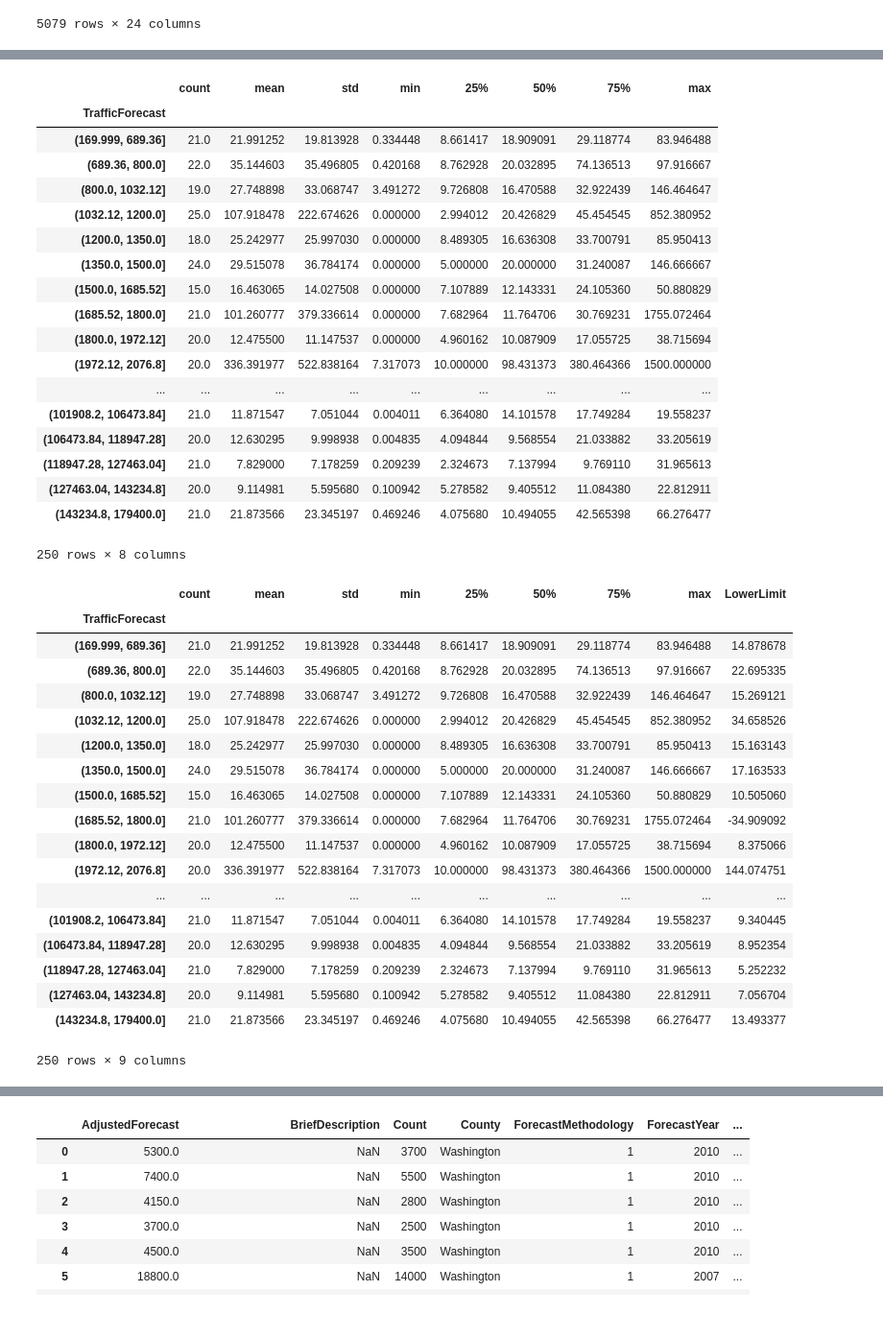
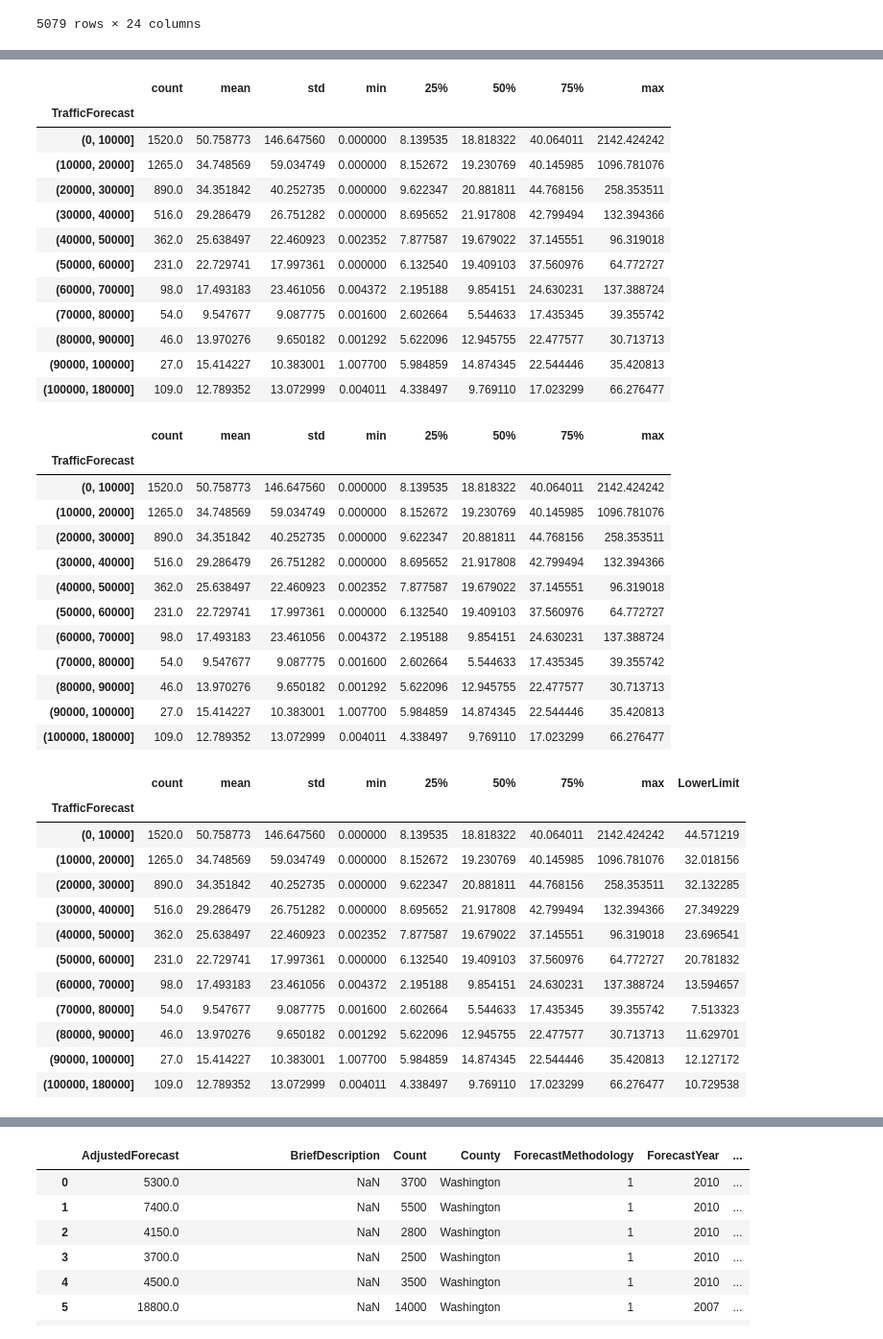
Before and after one commit to jawadmhoque/accuracy-assessment, a Jupyter notebook: Results.ipynb, the cells around one changed output, grey strips where cells are left out. Shown at 96% size. Drawn from its saved outputs; the diff is of its cells as text; code cells hidden in the pictures.

Commit message:
Working with New Flatdata

```diff
--- a/Results.ipynb
+++ b/Results.ipynb
@@ -102,27 +80,38 @@ flatdata_adjusted.groupby(pd.qcut(flatdata_adjusted['TrafficForecast'], 250)).Ab
+# %%
+bins=[0,10000,20000,30000,40000,50000,60000,70000,80000,90000,100000,180000]
+flatdata_adjusted.groupby(pd.cut(flatdata_adjusted['TrafficForecast'], bins)).AbsPE.describe()
+# %% [output]
+|  | count | mean | std | min | 25% | 50% | 75% | max |
+| TrafficForecast |  |  |  |  |  |  |  |  |
+| (0, 10000] | 1520.0 | 50.758773 | 146.647560 | 0.000000 | 8.139535 | 18.818322 | 40.064011 | 2142.424242 |
+| (10000, 20000] | 1265.0 | 34.748569 | 59.034749 | 0.000000 | 8.152672 | 19.230769 | 40.145985 | 1096.781076 |
+| (20000, 30000] | 890.0 | 34.351842 | 40.252735 | 0.000000 | 9.622347 | 20.881811 | 44.768156 | 258.353511 |
+| (30000, 40000] | 516.0 | 29.286479 | 26.751282 | 0.000000 | 8.695652 | 21.917808 | 42.799494 | 132.394366 |
+| (40000, 50000] | 362.0 | 25.638497 | 22.460923 | 0.002352 | 7.877587 | 19.679022 | 37.145551 | 96.319018 |
+| (50000, 60000] | 231.0 | 22.729741 | 17.997361 | 0.000000 | 6.132540 | 19.409103 | 37.560976 | 64.772727 |
+| (60000, 70000] | 98.0 | 17.493183 | 23.461056 | 0.004372 | 2.195188 | 9.854151 | 24.630231 | 137.388724 |
+| (70000, 80000] | 54.0 | 9.547677 | 9.087775 | 0.001600 | 2.602664 | 5.544633 | 17.435345 | 39.355742 |
+| (80000, 90000] | 46.0 | 13.970276 | 9.650182 | 0.001292 | 5.622096 | 12.945755 | 22.477577 | 30.713713 |
+| (90000, 100000] | 27.0 | 15.414227 | 10.383001 | 1.007700 | 5.984859 | 14.874345 | 22.544446 | 35.420813 |
+| (100000, 180000] | 109.0 | 12.789352 | 13.072999 | 0.004011 | 4.338497 | 9.769110 | 17.023299 | 66.276477 |
 # %%
-flatdata_grouped=flatdata_adjusted.groupby(pd.qcut(flatdata_adjusted['TrafficForecast'], 250)).AbsPE.describe()
+flatdata_grouped=flatdata_adjusted.groupby(pd.cut(flatdata_adjusted['TrafficForecast'], bins)).AbsPE.describe()
 #grouped statistics of the Absolute Percent Error
 flatdata_grouped
 # %% [output]
 |  | count | mean | std | min | 25% | 50% | 75% | max |
 | TrafficForecast |  |  |  |  |  |  |  |  |
-| (169.999, 689.36] | 21.0 | 21.991252 | 19.813928 | 0.334448 | 8.661417 | 18.909091 | 29.118774 | 83.946488 |
-| (689.36, 800.0] | 22.0 | 35.144603 | 35.496805 | 0.420168 | 8.762928 | 20.032895 | 74.136513 | 97.916667 |
-| (800.0, 1032.12] | 19.0 | 27.748898 | 33.068747 | 3.491272 | 9.726808 | 16.470588 | 32.922439 | 146.464647 |
-| (1032.12, 1200.0] | 25.0 | 107.918478 | 222.674626 | 0.000000 | 2.994012 | 20.426829 | 45.454545 | 852.380952 |
-| (1200.0, 1350.0] | 18.0 | 25.242977 | 25.997030 | 0.000000 | 8.489305 | 16.636308 | 33.700791 | 85.950413 |
-| (1350.0, 1500.0] | 24.0 | 29.515078 | 36.784174 | 0.000000 | 5.000000 | 20.000000 | 31.240087 | 146.666667 |
-| (1500.0, 1685.52] | 15.0 | 16.463065 | 14.027508 | 0.000000 | 7.107889 | 12.143331 | 24.105360 | 50.880829 |
-| (1685.52, 1800.0] | 21.0 | 101.260777 | 379.336614 | 0.000000 | 7.682964 | 11.764706 | 30.769231 | 1755.072464 |
-| (1800.0, 1972.12] | 20.0 | 12.475500 | 11.147537 | 0.000000 | 4.960162 | 10.087909 | 17.055725 | 38.715694 |
-| (1972.12, 2076.8] | 20.0 | 336.391977 | 522.838164 | 7.317073 | 10.000000 | 98.431373 | 380.464366 | 1500.000000 |
-| ... | ... | ... | ... | ... | ... | ... | ... | ... |
-| (101908.2, 106473.84] | 21.0 | 11.871547 | 7.051044 | 0.004011 | 6.364080 | 14.101578 | 17.749284 | 19.558237 |
-| (106473.84, 118947.28] | 20.0 | 12.630295 | 9.998938 | 0.004835 | 4.094844 | 9.568554 | 21.033882 | 33.205619 |
-| (118947.28, 127463.04] | 21.0 | 7.829000 | 7.178259 | 0.209239 | 2.324673 | 7.137994 | 9.769110 | 31.965613 |
-| (127463.04, 143234.8] | 20.0 | 9.114981 | 5.595680 | 0.100942 | 5.278582 | 9.405512 | 11.084380 | 22.812911 |
-| (143234.8, 179400.0] | 21.0 | 21.873566 | 23.345197 | 0.469246 | 4.075680 | 10.494055 | 42.565398 | 66.276477 |
+| (0, 10000] | 1520.0 | 50.758773 | 146.647560 | 0.000000 | 8.139535 | 18.818322 | 40.064011 | 2142.424242 |
+| (10000, 20000] | 1265.0 | 34.748569 | 59.034749 | 0.000000 | 8.152672 | 19.230769 | 40.145985 | 1096.781076 |
+| (20000, 30000] | 890.0 | 34.351842 | 40.252735 | 0.000000 | 9.622347 | 20.881811 | 44.768156 | 258.353511 |
+| (30000, 40000] | 516.0 | 29.286479 | 26.751282 | 0.000000 | 8.695652 | 21.917808 | 42.799494 | 132.394366 |
+| (40000, 50000] | 362.0 | 25.638497 | 22.460923 | 0.002352 | 7.877587 | 19.679022 | 37.145551 | 96.319018 |
+| (50000, 60000] | 231.0 | 22.729741 | 17.997361 | 0.000000 | 6.132540 | 19.409103 | 37.560976 | 64.772727 |
+| (60000, 70000] | 98.0 | 17.493183 | 23.461056 | 0.004372 | 2.195188 | 9.854151 | 24.630231 | 137.388724 |
+| (70000, 80000] | 54.0 | 9.547677 | 9.087775 | 0.001600 | 2.602664 | 5.544633 | 17.435345 | 39.355742 |
+| (80000, 90000] | 46.0 | 13.970276 | 9.650182 | 0.001292 | 5.622096 | 12.945755 | 22.477577 | 30.713713 |
+| (90000, 100000] | 27.0 | 15.414227 | 10.383001 | 1.007700 | 5.984859 | 14.874345 | 22.544446 | 35.420813 |
+| (100000, 180000] | 109.0 | 12.789352 | 13.072999 | 0.004011 | 4.338497 | 9.769110 | 17.023299 | 66.276477 |
-250 rows × 8 columns
 # %%
 #grouped_2
 # %%
@@ -134,23 +123,17 @@ flatdata_grouped
 # %% [output]
 |  | count | mean | std | min | 25% | 50% | 75% | max | LowerLimit |
 | TrafficForecast |  |  |  |  |  |  |  |  |  |
-| (169.999, 689.36] | 21.0 | 21.991252 | 19.813928 | 0.334448 | 8.661417 | 18.909091 | 29.118774 | 83.946488 | 14.878678 |
-| (689.36, 800.0] | 22.0 | 35.144603 | 35.496805 | 0.420168 | 8.762928 | 20.032895 | 74.136513 | 97.916667 | 22.695335 |
-| (800.0, 1032.12] | 19.0 | 27.748898 | 33.068747 | 3.491272 | 9.726808 | 16.470588 | 32.922439 | 146.464647 | 15.269121 |
-| (1032.12, 1200.0] | 25.0 | 107.918478 | 222.674626 | 0.000000 | 2.994012 | 20.426829 | 45.454545 | 852.380952 | 34.658526 |
-| (1200.0, 1350.0] | 18.0 | 25.242977 | 25.997030 | 0.000000 | 8.489305 | 16.636308 | 33.700791 | 85.950413 | 15.163143 |
-| (1350.0, 1500.0] | 24.0 | 29.515078 | 36.784174 | 0.000000 | 5.000000 | 20.000000 | 31.240087 | 146.666667 | 17.163533 |
-| (1500.0, 1685.52] | 15.0 | 16.463065 | 14.027508 | 0.000000 | 7.107889 | 12.143331 | 24.105360 | 50.880829 | 10.505060 |
-| (1685.52, 1800.0] | 21.0 | 101.260777 | 379.336614 | 0.000000 | 7.682964 | 11.764706 | 30.769231 | 1755.072464 | -34.909092 |
-| (1800.0, 1972.12] | 20.0 | 12.475500 | 11.147537 | 0.000000 | 4.960162 | 10.087909 | 17.055725 | 38.715694 | 8.375066 |
-| (1972.12, 2076.8] | 20.0 | 336.391977 | 522.838164 | 7.317073 | 10.000000 | 98.431373 | 380.464366 | 1500.000000 | 144.074751 |
-| ... | ... | ... | ... | ... | ... | ... | ... | ... | ... |
-| (101908.2, 106473.84] | 21.0 | 11.871547 | 7.051044 | 0.004011 | 6.364080 | 14.101578 | 17.749284 | 19.558237 | 9.340445 |
-| (106473.84, 118947.28] | 20.0 | 12.630295 | 9.998938 | 0.004835 | 4.094844 | 9.568554 | 21.033882 | 33.205619 | 8.952354 |
-| (118947.28, 127463.04] | 21.0 | 7.829000 | 7.178259 | 0.209239 | 2.324673 | 7.137994 | 9.769110 | 31.965613 | 5.252232 |
-| (127463.04, 143234.8] | 20.0 | 9.114981 | 5.595680 | 0.100942 | 5.278582 | 9.405512 | 11.084380 | 22.812911 | 7.056704 |
-| (143234.8, 179400.0] | 21.0 | 21.873566 | 23.345197 | 0.469246 | 4.075680 | 10.494055 | 42.565398 | 66.276477 | 13.493377 |
+| (0, 10000] | 1520.0 | 50.758773 | 146.647560 | 0.000000 | 8.139535 | 18.818322 | 40.064011 | 2142.424242 | 44.571219 |
+| (10000, 20000] | 1265.0 | 34.748569 | 59.034749 | 0.000000 | 8.152672 | 19.230769 | 40.145985 | 1096.781076 | 32.018156 |
+| (20000, 30000] | 890.0 | 34.351842 | 40.252735 | 0.000000 | 9.622347 | 20.881811 | 44.768156 | 258.353511 | 32.132285 |
+| (30000, 40000] | 516.0 | 29.286479 | 26.751282 | 0.000000 | 8.695652 | 21.917808 | 42.799494 | 132.394366 | 27.349229 |
+| (40000, 50000] | 362.0 | 25.638497 | 22.460923 | 0.002352 | 7.877587 | 19.679022 | 37.145551 | 96.319018 | 23.696541 |
+| (50000, 60000] | 231.0 | 22.729741 | 17.997361 | 0.000000 | 6.132540 | 19.409103 | 37.560976 | 64.772727 | 20.781832 |
+| (60000, 70000] | 98.0 | 17.493183 | 23.461056 | 0.004372 | 2.195188 | 9.854151 | 24.630231 | 137.388724 | 13.594657 |
+| (70000, 80000] | 54.0 | 9.547677 | 9.087775 | 0.001600 | 2.602664 | 5.544633 | 17.435345 | 39.355742 | 7.513323 |
+| (80000, 90000] | 46.0 | 13.970276 | 9.650182 | 0.001292 | 5.622096 | 12.945755 | 22.477577 | 30.713713 | 11.629701 |
+| (90000, 100000] | 27.0 | 15.414227 | 10.383001 | 1.007700 | 5.984859 | 14.874345 | 22.544446 | 35.420813 | 12.127172 |
+| (100000, 180000] | 109.0 | 12.789352 | 13.072999 | 0.004011 | 4.338497 | 9.769110 | 17.023299 | 66.276477 | 10.729538 |
-250 rows × 9 columns
 # %%
 flatdata_grouped=flatdata_grouped.assign(UpperLimit=flatdata_grouped['mean']+1.645*flatdata_grouped['std']/np.sqrt(flatdata_grouped['count']))
 flatdata_grouped
```
Also changed, not shown: parts of 3 cells of this notebook, 3 other files.
